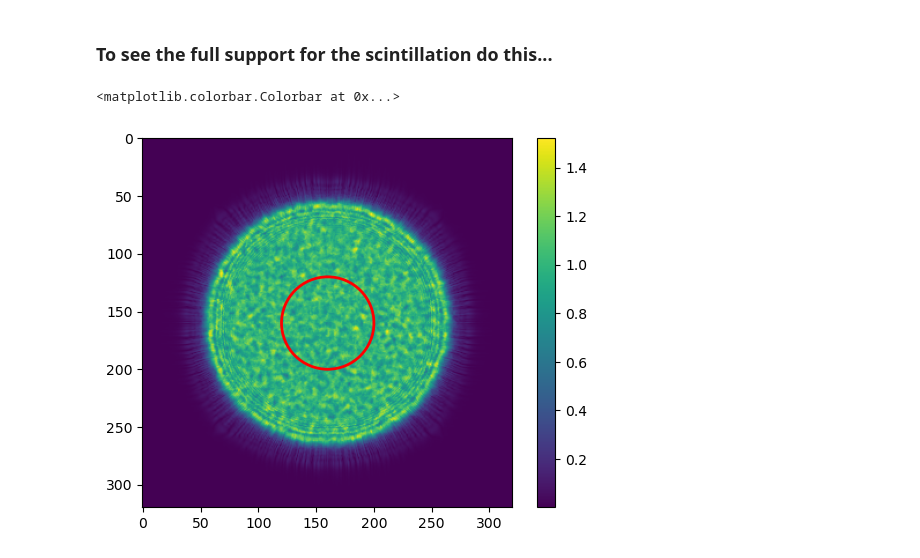
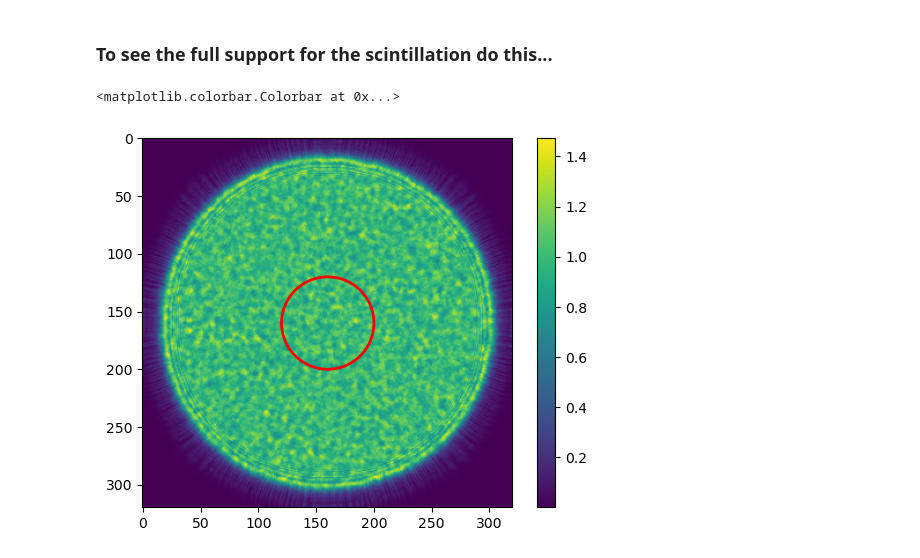
Before and after one commit to ftoyarzun/AI4AO, a Jupyter notebook: Tutorials/DatasetGeneration.ipynb, the cells around one changed output. Saved outputs shown, nothing was run; the diff lists cells and outputs as text; code cells hidden in the pictures.

```diff
--- a/Tutorials/DatasetGeneration.ipynb
+++ b/Tutorials/DatasetGeneration.ipynb
@@ -165,18 +243,18 @@ for i in range(n_iter):
 # %%
 from matplotlib.patches import Circle
 
-phasor = dataset.ComputeScintillation()
+phasor = dataset.ComputeScintillation(dataset.scintillationLayeredPhase)
 support = phasor.abs()
 
 plt.imshow(support[0].cpu())
 
 ## This is the actual telescope pupil
 circle = Circle((support.shape[-2]/2, support.shape[-1]/2), dataset.Nres/2,
                 fill=False, color='red', linewidth=2)
 
 plt.gca().add_patch(circle)
 
 plt.colorbar()
 # %% [output]
 <matplotlib.colorbar.Colorbar at 0x...>
-[figure, old version]
+[figure, new version]
```
Also changed, not shown: parts of 11 cells of this notebook, 1 other file.
